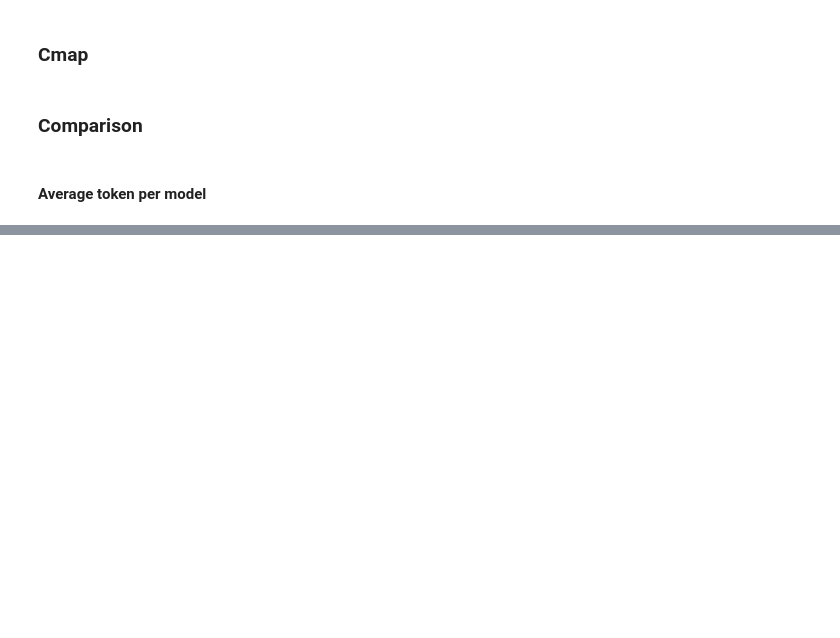
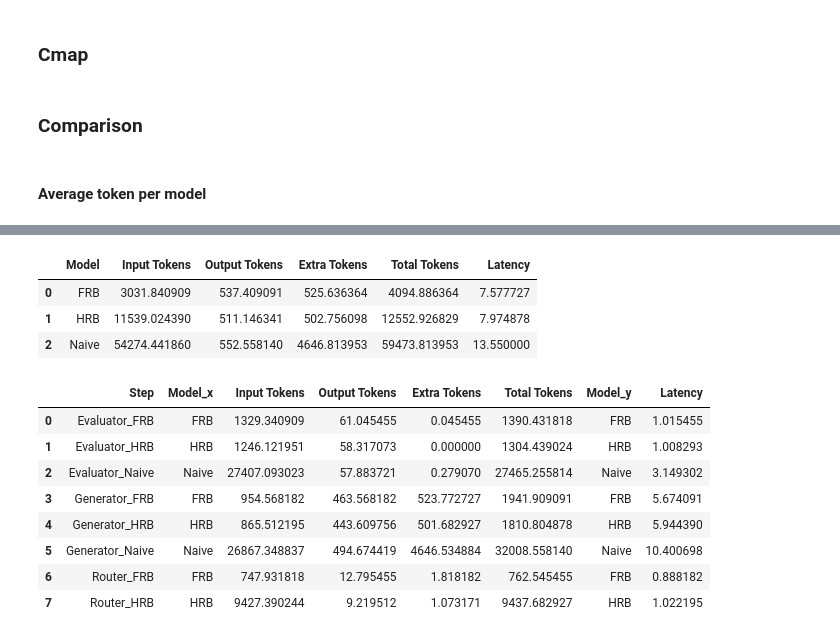
Before and after one commit to andreamurari/TesiMagistrale_NextQuerySuggestion, a Jupyter notebook: GeminiAPI_x_streamlit/token_usage_analysis.ipynb, the cells around one changed output, grey strips where cells are left out. Cells and saved outputs as stored; diff of their text form; code cells hidden in the pictures; blank space fills up the shorter version.

```diff
--- a/GeminiAPI_x_streamlit/token_usage_analysis.ipynb
+++ b/GeminiAPI_x_streamlit/token_usage_analysis.ipynb
@@ -356,0 +340,23 @@ display(evaluator_time_usage_df)
+# %%
+model_analysis = model_token_usage_df.merge(model_time_usage_df.set_index('Model'), left_on='Model', right_index=True)
+display(model_analysis)
+
+step_analysis = step_token_usage_df.merge(step_time_usage_df.set_index('Step'), left_on='Step', right_index=True)
+display(step_analysis)
+
+model_analysis.to_csv('analysis/model_analysis.csv', index=False)
+step_analysis.to_csv('analysis/step_analysis.csv', index=False)
+# %% [output]
+|  | Model | Input Tokens | Output Tokens | Extra Tokens | Total Tokens | Latency |
+| 0 | FRB | 3031.840909 | 537.409091 | 525.636364 | 4094.886364 | 7.577727 |
+| 1 | HRB | 11539.024390 | 511.146341 | 502.756098 | 12552.926829 | 7.974878 |
+| 2 | Naive | 54274.441860 | 552.558140 | 4646.813953 | 59473.813953 | 13.550000 |
+|  | Step | Model_x | Input Tokens | Output Tokens | Extra Tokens | Total Tokens | Model_y | Latency |
+| 0 | Evaluator_FRB | FRB | 1329.340909 | 61.045455 | 0.045455 | 1390.431818 | FRB | 1.015455 |
+| 1 | Evaluator_HRB | HRB | 1246.121951 | 58.317073 | 0.000000 | 1304.439024 | HRB | 1.008293 |
+| 2 | Evaluator_Naive | Naive | 27407.093023 | 57.883721 | 0.279070 | 27465.255814 | Naive | 3.149302 |
+| 3 | Generator_FRB | FRB | 954.568182 | 463.568182 | 523.772727 | 1941.909091 | FRB | 5.674091 |
+| 4 | Generator_HRB | HRB | 865.512195 | 443.609756 | 501.682927 | 1810.804878 | HRB | 5.944390 |
+| 5 | Generator_Naive | Naive | 26867.348837 | 494.674419 | 4646.534884 | 32008.558140 | Naive | 10.400698 |
+| 6 | Router_FRB | FRB | 747.931818 | 12.795455 | 1.818182 | 762.545455 | FRB | 0.888182 |
+| 7 | Router_HRB | HRB | 9427.390244 | 9.219512 | 1.073171 | 9437.682927 | HRB | 1.022195 |
```
Also changed, not shown: parts of 9 cells of this notebook, 4 other files.
